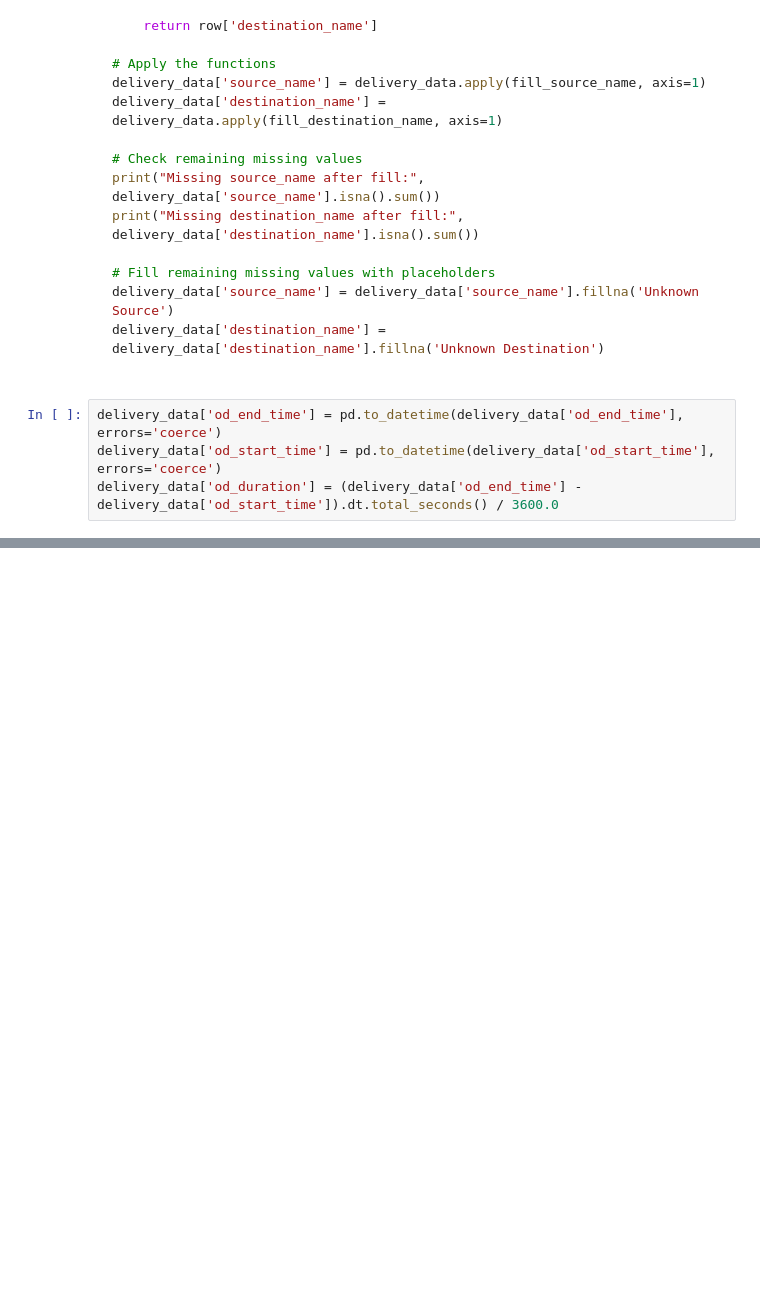
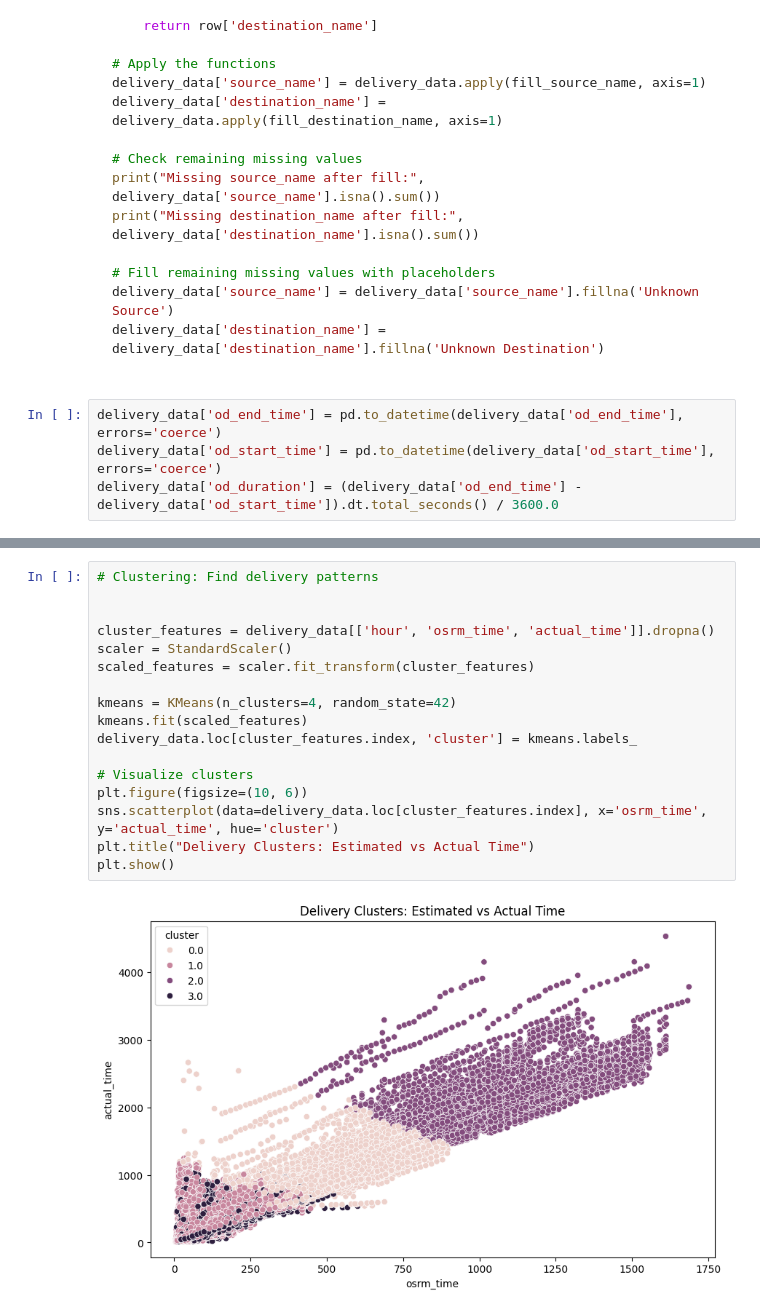
Before and after one commit to Angelitomixmatalosjaja/Delhivery-Logistics, a Jupyter notebook: logistic_delivery.ipynb, the cells around one changed output, grey strips where cells are left out. Drawn from its saved outputs; the diff is of its cells as text; blank space fills up the shorter version.

```diff
--- a/logistic_delivery.ipynb
+++ b/logistic_delivery.ipynb
@@ -269,0 +418,19 @@ delivery_data['od_duration'] = (delivery_data['od_end_time'] - delivery_data['od
+# %%
+# Clustering: Find delivery patterns
+
+
+cluster_features = delivery_data[['hour', 'osrm_time', 'actual_time']].dropna()
+scaler = StandardScaler()
+scaled_features = scaler.fit_transform(cluster_features)
+
+kmeans = KMeans(n_clusters=4, random_state=42)
+kmeans.fit(scaled_features)
+delivery_data.loc[cluster_features.index, 'cluster'] = kmeans.labels_
+
+# Visualize clusters
+plt.figure(figsize=(10, 6))
+sns.scatterplot(data=delivery_data.loc[cluster_features.index], x='osrm_time', y='actual_time', hue='cluster')
+plt.title("Delivery Clusters: Estimated vs Actual Time")
+plt.show()
+# %% [output]
+[figure, added]
```
Also changed, not shown: parts of 7 cells of this notebook.
